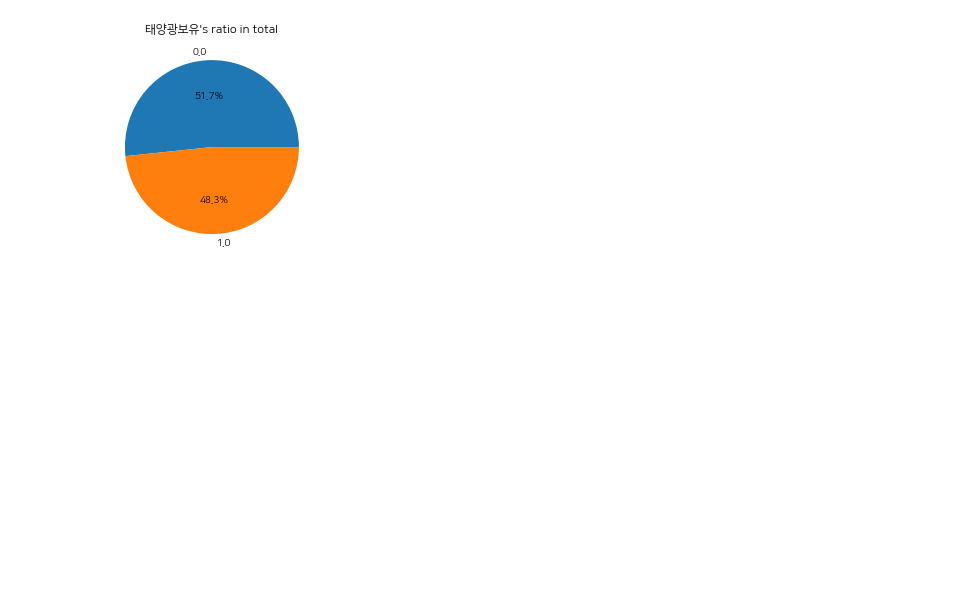
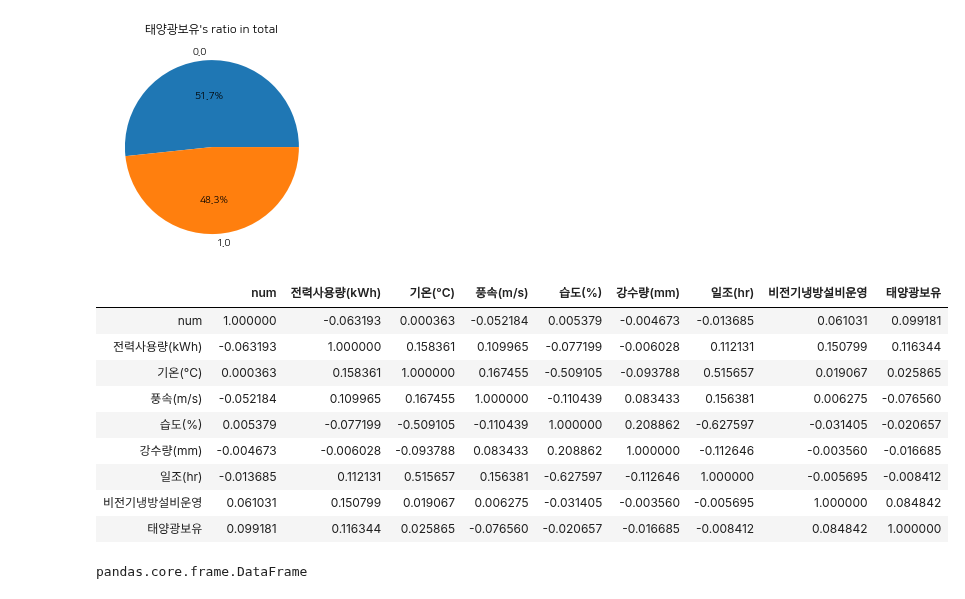
Before and after one commit to iss760/machine-learning, a Jupyter notebook: competition/dacon_energy/EDA.ipynb, the cells around one changed output. Drawn from its saved outputs; the diff is of its cells as text; code cells hidden in the pictures; blank space fills up the shorter version.

```diff
--- a/competition/dacon_energy/EDA.ipynb
+++ b/competition/dacon_energy/EDA.ipynb
@@ -248,3 +248,21 @@ info.print_statistics_ind(train_data, '태양광보유', qlt=True)
 Data category:  [0. 1.]
 Data category:  [63240 59160]
 [figure]
+# %%
+corr = train_data.corr(method='pearson')
+corr
+# %% [output]
+|  | num | 전력사용량(kWh) | 기온(°C) | 풍속(m/s) | 습도(%) | 강수량(mm) | 일조(hr) | 비전기냉방설비운영 | 태양광보유 |
+| num | 1.000000 | -0.063193 | 0.000363 | -0.052184 | 0.005379 | -0.004673 | -0.013685 | 0.061031 | 0.099181 |
+| 전력사용량(kWh) | -0.063193 | 1.000000 | 0.158361 | 0.109965 | -0.077199 | -0.006028 | 0.112131 | 0.150799 | 0.116344 |
+| 기온(°C) | 0.000363 | 0.158361 | 1.000000 | 0.167455 | -0.509105 | -0.093788 | 0.515657 | 0.019067 | 0.025865 |
+| 풍속(m/s) | -0.052184 | 0.109965 | 0.167455 | 1.000000 | -0.110439 | 0.083433 | 0.156381 | 0.006275 | -0.076560 |
+| 습도(%) | 0.005379 | -0.077199 | -0.509105 | -0.110439 | 1.000000 | 0.208862 | -0.627597 | -0.031405 | -0.020657 |
+| 강수량(mm) | -0.004673 | -0.006028 | -0.093788 | 0.083433 | 0.208862 | 1.000000 | -0.112646 | -0.003560 | -0.016685 |
+| 일조(hr) | -0.013685 | 0.112131 | 0.515657 | 0.156381 | -0.627597 | -0.112646 | 1.000000 | -0.005695 | -0.008412 |
+| 비전기냉방설비운영 | 0.061031 | 0.150799 | 0.019067 | 0.006275 | -0.031405 | -0.003560 | -0.005695 | 1.000000 | 0.084842 |
+| 태양광보유 | 0.099181 | 0.116344 | 0.025865 | -0.076560 | -0.020657 | -0.016685 | -0.008412 | 0.084842 | 1.000000 |
+# %%
+type(corr)
+# %% [output]
+pandas.core.frame.DataFrame
```
